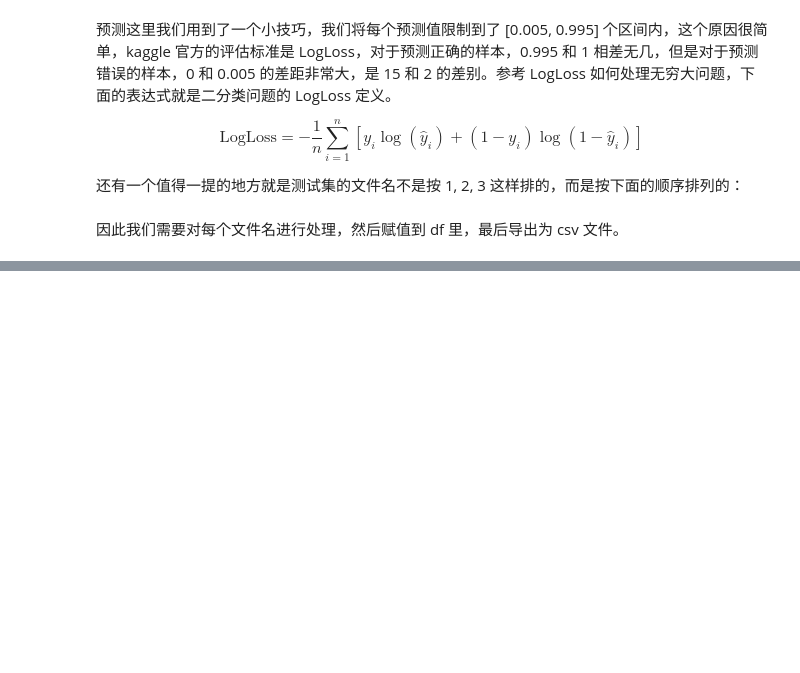
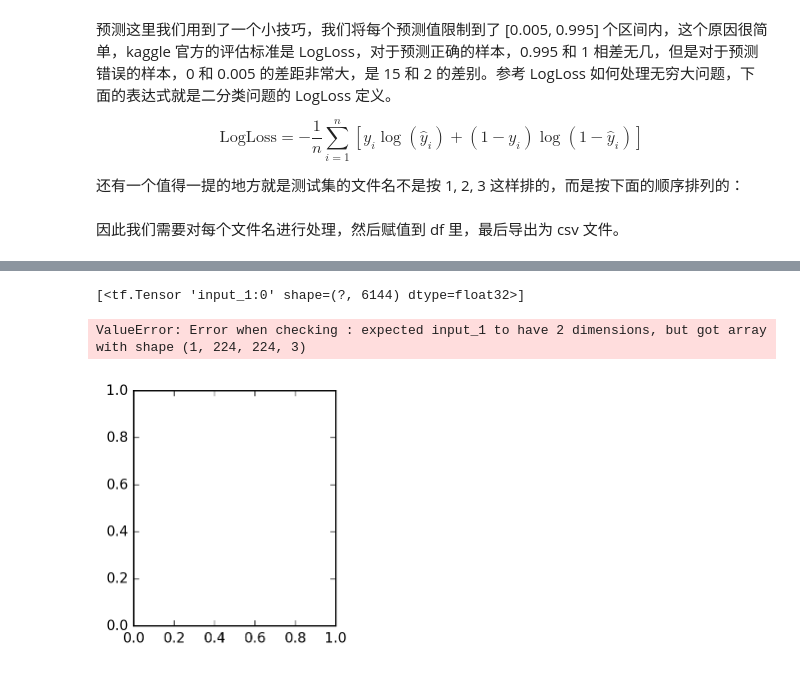
Before and after one commit to miaopei/cat_vs_dog, a Jupyter notebook: cat_vs_dog_report.ipynb, the cells around one changed output, grey strips where cells are left out. Cells and saved outputs as stored; diff of their text form; code cells hidden in the pictures; blank space fills up the shorter version.

```diff
--- a/cat_vs_dog_report.ipynb
+++ b/cat_vs_dog_report.ipynb
@@ -334,9 +347,14 @@ plot_model(model, to_file='model.png', show_shapes=True, show_layer_names=True)
 # %%
 model2 = Model(model.input, [model.layers[2].output, model.output])
 #model2 = Model(input=model.input, output=model.get_layer(dense_1).output)
+# %%
+model2.inputs
+# %% [output]
+[<tf.Tensor 'input_1:0' shape=(?, 6144) dtype=float32>]
 # %%
 import matplotlib.pyplot as plt
 import random
+import cv2
 %matplotlib inline
 %config InlineBackend.figure_format = 'retina'
 
@@ -345,31 +363,34 @@ for i in range(16):
     plt.subplot(4, 4, i+1)
     img = cv2.imread('test/%d.jpg' % random.randint(1, 12500))
     img = cv2.resize(img, (224, 224))
     x = img.copy()
     x.astype(np.float32)
     #print(np.expand_dims(x, axis=0))
-    out, prediction = model2.predict(np.expand_dims(x, axis=0))
+    out, prediction = model.predict(np.expand_dims(x, axis=0))
     #out, prediction = model2.predict(x)
 
     prediction = prediction[0]
     out = out[0]
 
     if prediction < 0.5:
         plt.title('cat %.2f%%' % (100 - prediction*100))
     else:
         plt.title('dog %.2f%%' % (prediction*100))
 
     cam = (prediction - 0.5) * np.matmul(out, weights)
     cam -= cam.min()
     cam /= cam.max()
     cam -= 0.2
     cam /= 0.8
 
     cam = cv2.resize(cam, (224, 224))
     heatmap = cv2.applyColorMap(np.uint8(255*cam), cv2.COLORMAP_JET)
     heatmap[np.where(cam <= 0.2)] = 0
 
     out = cv2.addWeighted(img, 0.8, heatmap, 0.4, 0)
 
     plt.axis('off')
     plt.imshow(out[:,:,::-1])
+# %% [output]
+ValueError: Error when checking : expected input_1 to have 2 dimensions, but got array with shape (1, 224, 224, 3)
+[figure, added]
```
Also changed, not shown: parts of 14 cells of this notebook, 1 other file.
